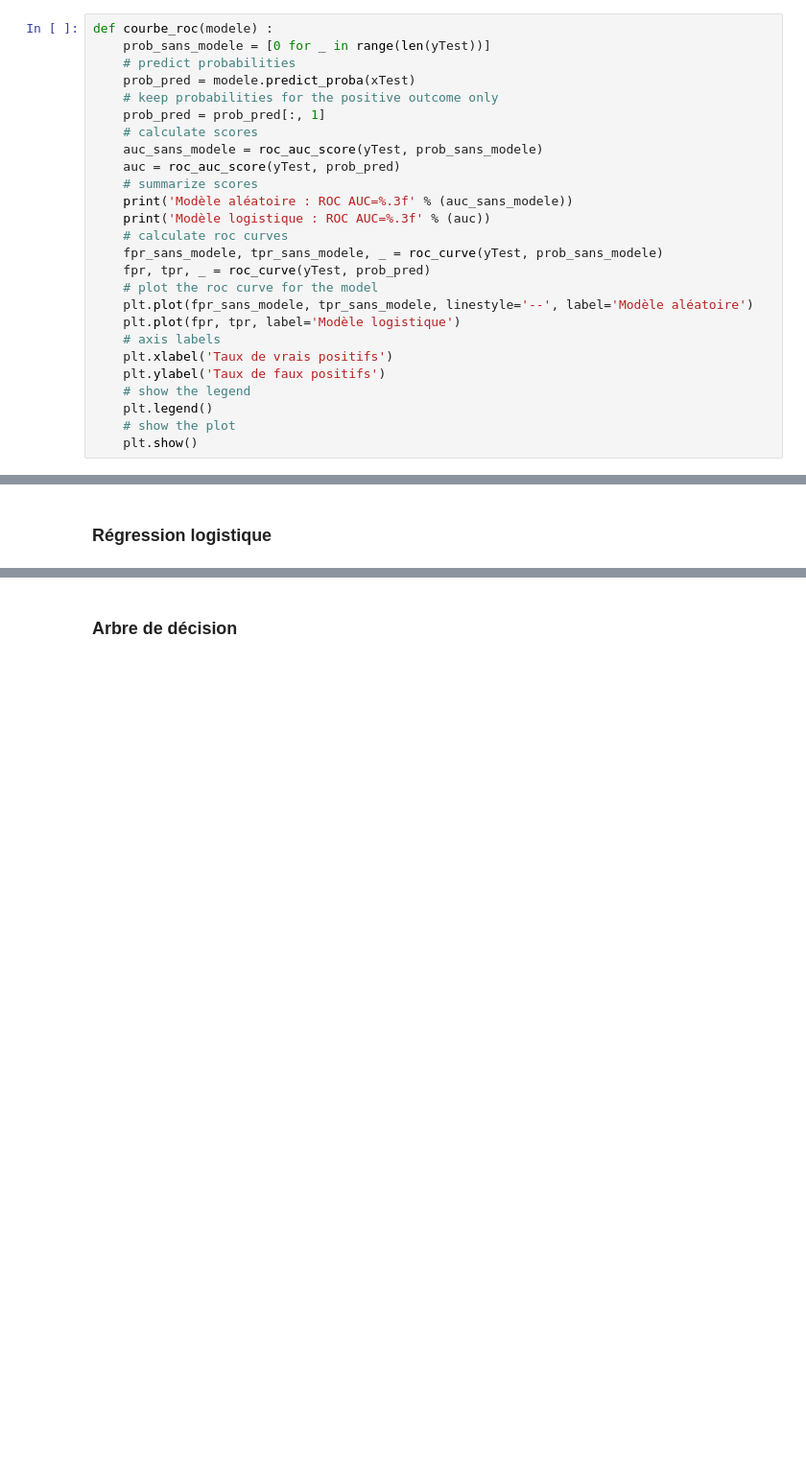
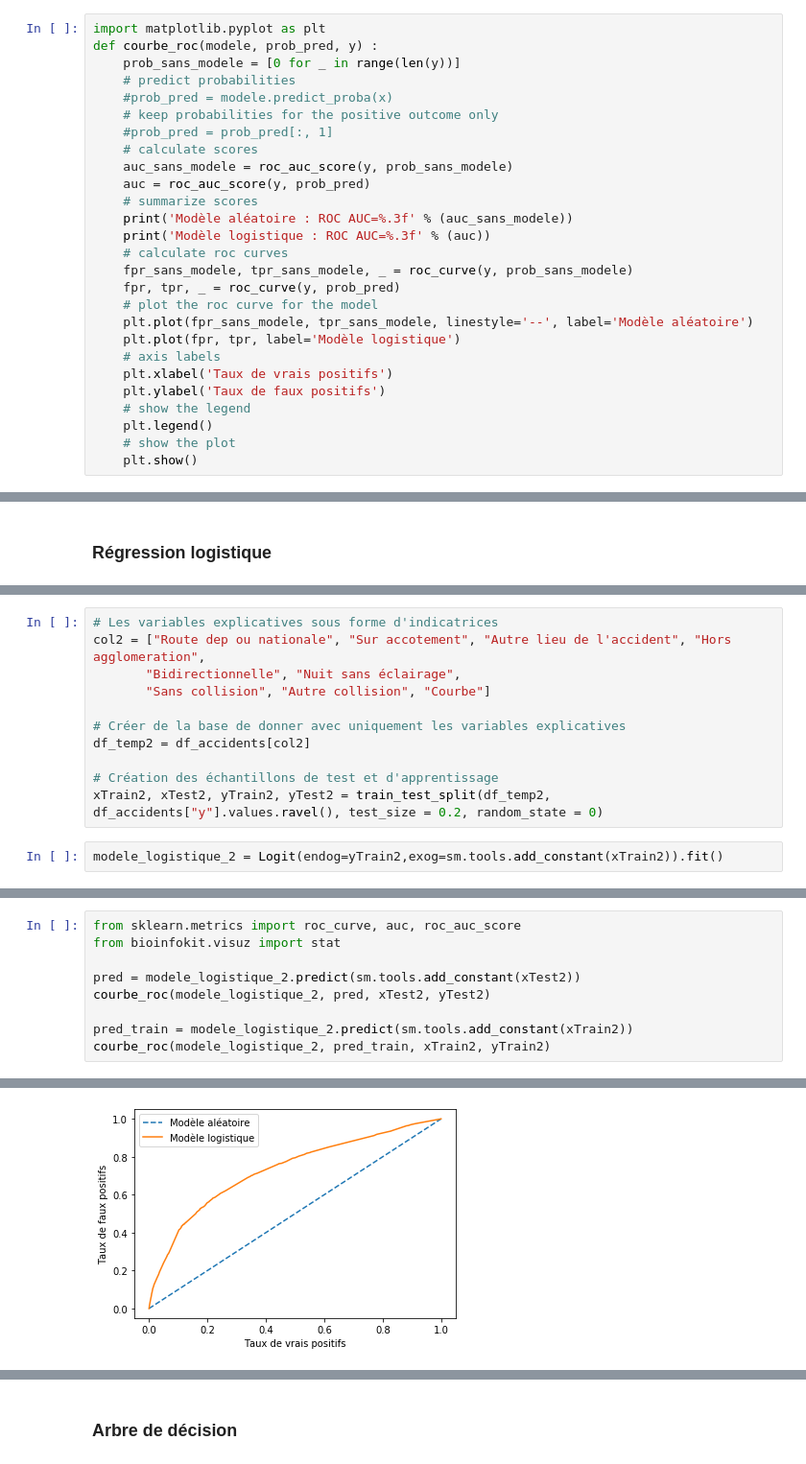
Before and after one commit to Clotilde-23/Accidents-corporels, a Jupyter notebook: Modelisation.ipynb, the cells around one changed output, grey strips where cells are left out. Shown at 96% size. Cells and saved outputs as stored; diff of their text form; blank space fills up the shorter version.

Commit message:
Reg logistique

```diff
--- a/Modelisation.ipynb
+++ b/Modelisation.ipynb
@@ -134,21 +146,22 @@ Pour cela, nous codons des fonctions pour tracer les courbes ROC et les matrices
 
 ### Fonctions utiles
 # %%
-def courbe_roc(modele) :
-    prob_sans_modele = [0 for _ in range(len(yTest))]
+import matplotlib.pyplot as plt
+def courbe_roc(modele, prob_pred, y) :
+    prob_sans_modele = [0 for _ in range(len(y))]
     # predict probabilities
-    prob_pred = modele.predict_proba(xTest)
+    #prob_pred = modele.predict_proba(x)
     # keep probabilities for the positive outcome only
-    prob_pred = prob_pred[:, 1]
+    #prob_pred = prob_pred[:, 1]
     # calculate scores
-    auc_sans_modele = roc_auc_score(yTest, prob_sans_modele)
-    auc = roc_auc_score(yTest, prob_pred)
+    auc_sans_modele = roc_auc_score(y, prob_sans_modele)
+    auc = roc_auc_score(y, prob_pred)
     # summarize scores
     print('Modèle aléatoire : ROC AUC=%.3f' % (auc_sans_modele))
     print('Modèle logistique : ROC AUC=%.3f' % (auc))
     # calculate roc curves
-    fpr_sans_modele, tpr_sans_modele, _ = roc_curve(yTest, prob_sans_modele)
-    fpr, tpr, _ = roc_curve(yTest, prob_pred)
+    fpr_sans_modele, tpr_sans_modele, _ = roc_curve(y, prob_sans_modele)
+    fpr, tpr, _ = roc_curve(y, prob_pred)
     # plot the roc curve for the model
     plt.plot(fpr_sans_modele, tpr_sans_modele, linestyle='--', label='Modèle aléatoire')
     plt.plot(fpr, tpr, label='Modèle logistique')
@@ -248,0 +249,13 @@ On remarque que les variables "A chaussées séparées" et "Plein jour" ne sont
+# %%
+# Les variables explicatives sous forme d'indicatrices
+col2 = ["Route dep ou nationale", "Sur accotement", "Autre lieu de l'accident", "Hors agglomeration",
+       "Bidirectionnelle", "Nuit sans éclairage",
+       "Sans collision", "Autre collision", "Courbe"]
+
+# Créer de la base de donner avec uniquement les variables explicatives
+df_temp2 = df_accidents[col2]
+
+# Création des échantillons de test et d'apprentissage
+xTrain2, xTest2, yTrain2, yTest2 = train_test_split(df_temp2, df_accidents["y"].values.ravel(), test_size = 0.2, random_state = 0)
+# %%
+modele_logistique_2 = Logit(endog=yTrain2,exog=sm.tools.add_constant(xTrain2)).fit()
@@ -248,0 +311,10 @@ On remarque que les variables "A chaussées séparées" et "Plein jour" ne sont
+# %%
+from sklearn.metrics import roc_curve, auc, roc_auc_score
+from bioinfokit.visuz import stat
+
+pred = modele_logistique_2.predict(sm.tools.add_constant(xTest2))
+courbe_roc(modele_logistique_2, pred, xTest2, yTest2)
+
+pred_train = modele_logistique_2.predict(sm.tools.add_constant(xTrain2))
+courbe_roc(modele_logistique_2, pred_train, xTrain2, yTrain2)
+# %% [output]
@@ -248,0 +323 @@ On remarque que les variables "A chaussées séparées" et "Plein jour" ne sont
+[figure, added]
```
Also changed, not shown: parts of 18 cells of this notebook, 2 other files.
